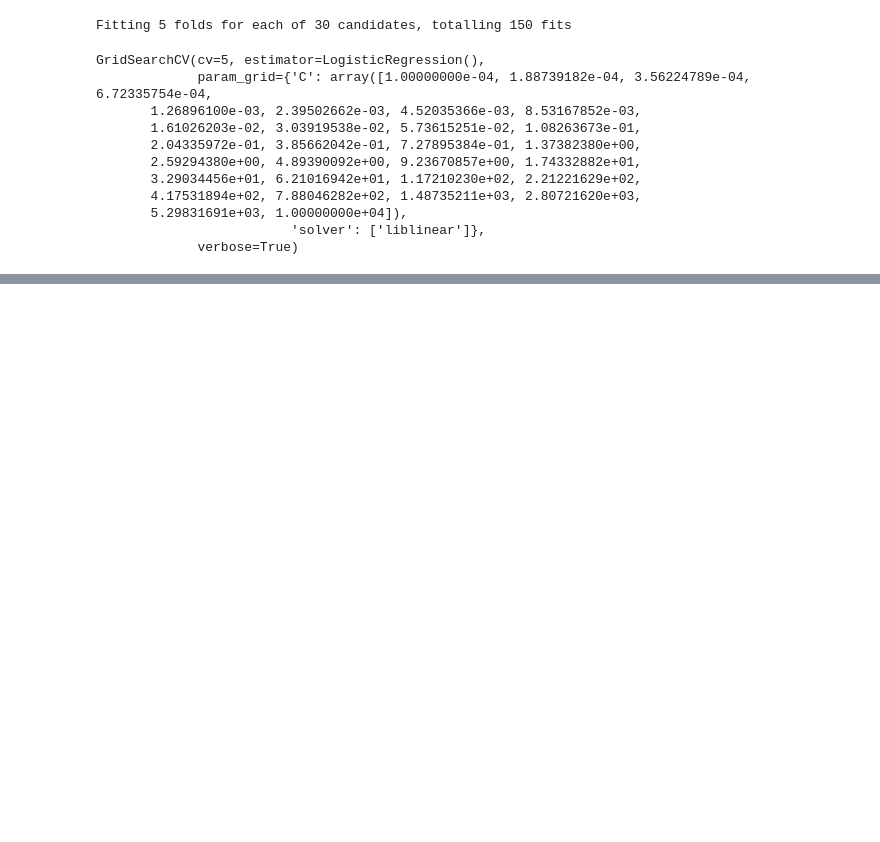
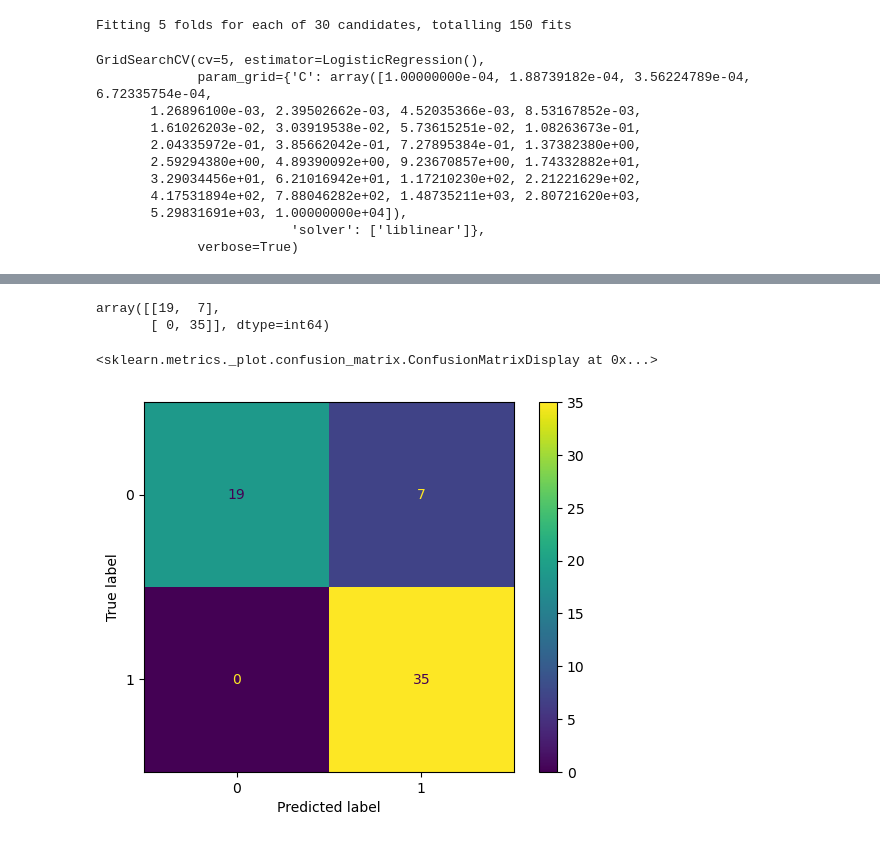
Before and after one commit to cillustrisimo/Heart-Disease-Classification-Model, a Jupyter notebook: heart-disease-classification.ipynb, the cells around one changed output, grey strips where cells are left out. Cells and saved outputs as stored; diff of their text form; code cells hidden in the pictures; blank space fills up the shorter version.

```diff
--- a/heart-disease-classification.ipynb
+++ b/heart-disease-classification.ipynb
@@ -613,0 +653,14 @@ Please also refer to the documentation for alternative solver options:
+# %%
+# Confusion Matrix
+Tuned_Matrix = confusion_matrix(y_test, y_preds_tuned)
+Tuned_Matrix
+# %% [output]
+array([[19,  7],
+       [ 0, 35]], dtype=int64)
+# %%
+# Prettier confusion matrix a la built in sklearn function :)
+ConfusionMatrixDisplay.from_estimator(gs_lr, X_test,
+                                     y_test)
+# %% [output]
+<sklearn.metrics._plot.confusion_matrix.ConfusionMatrixDisplay at 0x...>
+[figure, added]
```
Also changed, not shown: parts of 19 cells of this notebook.
